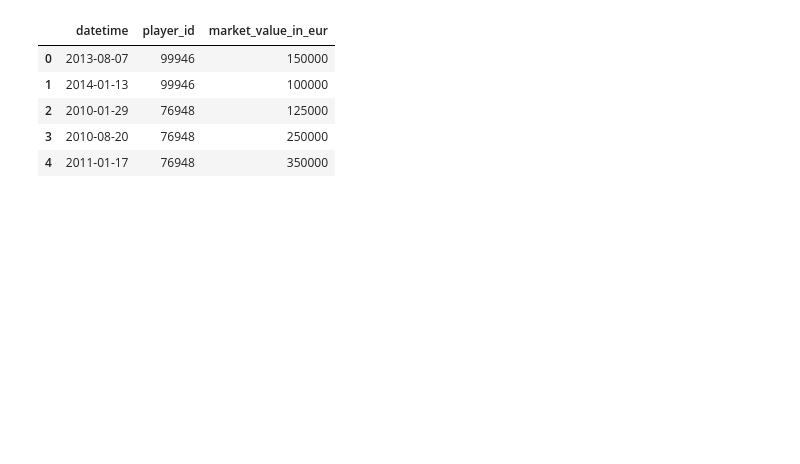
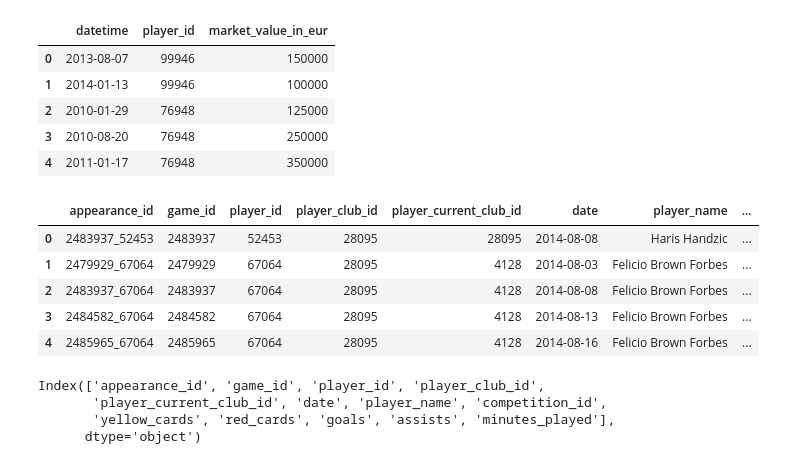
Before and after one commit to nicholasdieke/football-player-valuations, a Jupyter notebook: football_transfer_prediction.ipynb, the cells around one changed output. Drawn from its saved outputs; the diff is of its cells as text; code cells hidden in the pictures; blank space fills up the shorter version.

```diff
--- a/football_transfer_prediction.ipynb
+++ b/football_transfer_prediction.ipynb
@@ -60,3 +60,20 @@ player_valuations.head()
 | 2 | 2010-01-29 | 76948 | 125000 |
 | 3 | 2010-08-20 | 76948 | 250000 |
 | 4 | 2011-01-17 | 76948 | 350000 |
+# %%
+appearances = pd.read_csv('appearances.csv')
+appearances.head(5)
+# %% [output]
+|  | appearance_id | game_id | player_id | player_club_id | player_current_club_id | date | player_name | ... |
+| 0 | 2483937_52453 | 2483937 | 52453 | 28095 | 28095 | 2014-08-08 | Haris Handzic | ... |
+| 1 | 2479929_67064 | 2479929 | 67064 | 28095 | 4128 | 2014-08-03 | Felicio Brown Forbes | ... |
+| 2 | 2483937_67064 | 2483937 | 67064 | 28095 | 4128 | 2014-08-08 | Felicio Brown Forbes | ... |
+| 3 | 2484582_67064 | 2484582 | 67064 | 28095 | 4128 | 2014-08-13 | Felicio Brown Forbes | ... |
+| 4 | 2485965_67064 | 2485965 | 67064 | 28095 | 4128 | 2014-08-16 | Felicio Brown Forbes | ... |
+# %%
+appearances.columns
+# %% [output]
+Index(['appearance_id', 'game_id', 'player_id', 'player_club_id',
+       'player_current_club_id', 'date', 'player_name', 'competition_id',
+       'yellow_cards', 'red_cards', 'goals', 'assists', 'minutes_played'],
+      dtype='object')
```
